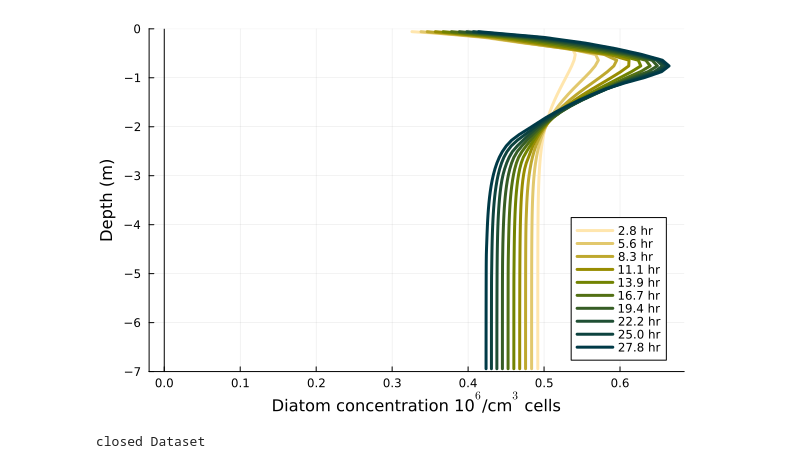
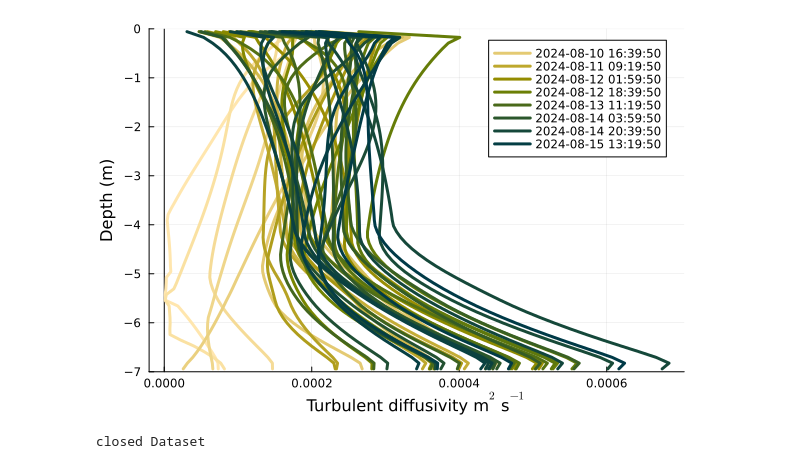
Before and after one commit to sienna-white/1D_JL_Turbulence_Model, a Jupyter notebook: develp-1.ipynb, the cells around one changed output. Drawn from its saved outputs; the diff is of its cells as text; code cells hidden in the pictures.

```diff
--- a/develp-1.ipynb
+++ b/develp-1.ipynb
@@ -11,16 +49,14 @@ using NCDatasets
 # %%
-using CSV, DataFrames
-# import Pkg; Pkg.add("DataFrames")
 
-
-
-# Wind time series
+ # Wind time series
 wind_fn = "/global/homes/s/siennaw/scratch/siennaw/turbulence-model/data/forcing_data/wind_on_august_10-16.csv"
 df = CSV.read(wind_fn, DataFrame)
 wind = df[!,"WindSpeed"]
+real_time = df[!,"time"]
+print("Read in wind data ...")
 
-temp_fn = "/global/homes/s/siennaw/scratch/siennaw/turbulence-model/data/forcing_data/temp_on_august_10-16.csv"
-temp = CSV.read(temp_fn, DataFrame)
 
-print(temp)
+function get_wind_speed(index::Int, wind=wind)
+    return wind[index]
+end
 # %% [output]
@@ -240,45 +286,43 @@ C= [30.728449555433755, 30.7287127077882, 30.729154656628523, 30.729817205085027
 # %%
-
-
-using Colors
-using ColorSchemes
-using Plots
-using Printf
-
-
-using LaTeXStrings
 
 units_dict = Dict("U" => "m/s",
                     "C" => "deg C",
                     "Kz" => "m\$^2\$ s\$^{-1}\$",
                     "algae1" => L"10$^6$/cm$^3$ cells",
                     "algae2" => L"10$^6$/cm$^3$ cells")
 
 var2name = Dict("U" => "Velocity",
                     "C" => "Temperature",
                     "Kz" => "Turbulent diffusivity",
                     "algae1" => "Diatom concentration",
                     "algae2" => "HAB concentration")
-var = "algae1"
+var = "Kz"
 
 
-times2 = unique(times)
+times_unique = unique(times)
+ntimes = length(times_unique)
+
 p1 = plot()
 vline!([0], color=:black, label="")
 
-h = get(ColorSchemes.bamako, range(1.0, 0.0, length=10) )
+h = get(ColorSchemes.bamako, range(1.0, 0.0, length=ntimes) )
 
-for i in 1:10
-    minutes = times2[i] / 3600
-    plot!(output[var][:,i], -z, linewidth=3, label= @sprintf("%2.1f hr", minutes), color=h[i])
+for i in 1:ntimes
+    minutes = times_unique[i] / 3600
+    if i % 6 == 0
+        plot!(output[var][:,i], -z, linewidth=3, label= real_times_saved[i], color=h[i])
+    else
+        plot!(output[var][:,i], -z, linewidth=3,  color=h[i], label="")
+    end
 end
 
-
+# xlims!(0, 1e-3)
+# xlims!(26,30)
 ylims!(-H, 0)
 xlabel!(@sprintf("%s %s", var2name[var], units_dict[var]))
 ylabel!("Depth (m)")
 display(p1)
 # %% [output]
-[figure, old version]
+[figure, new version]
 # %%
 
```
Also changed, not shown: parts of 8 cells of this notebook, 21 other files.
